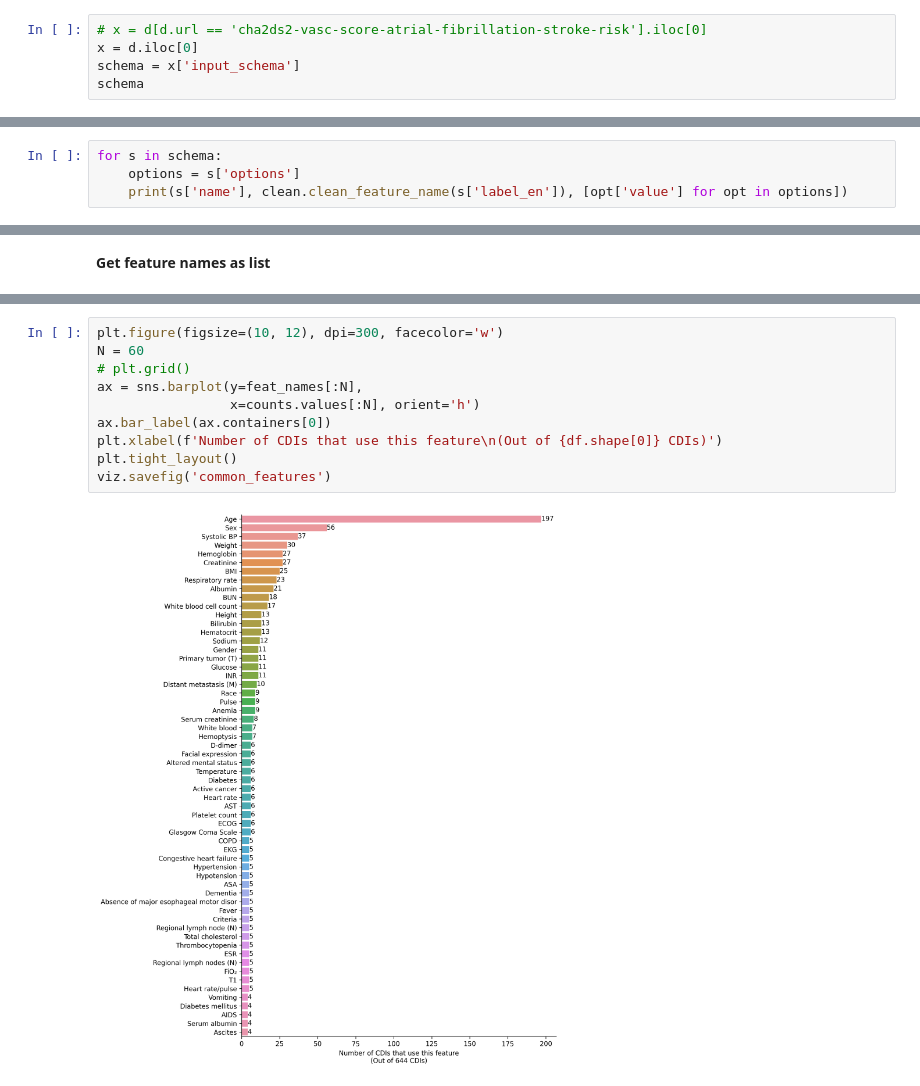
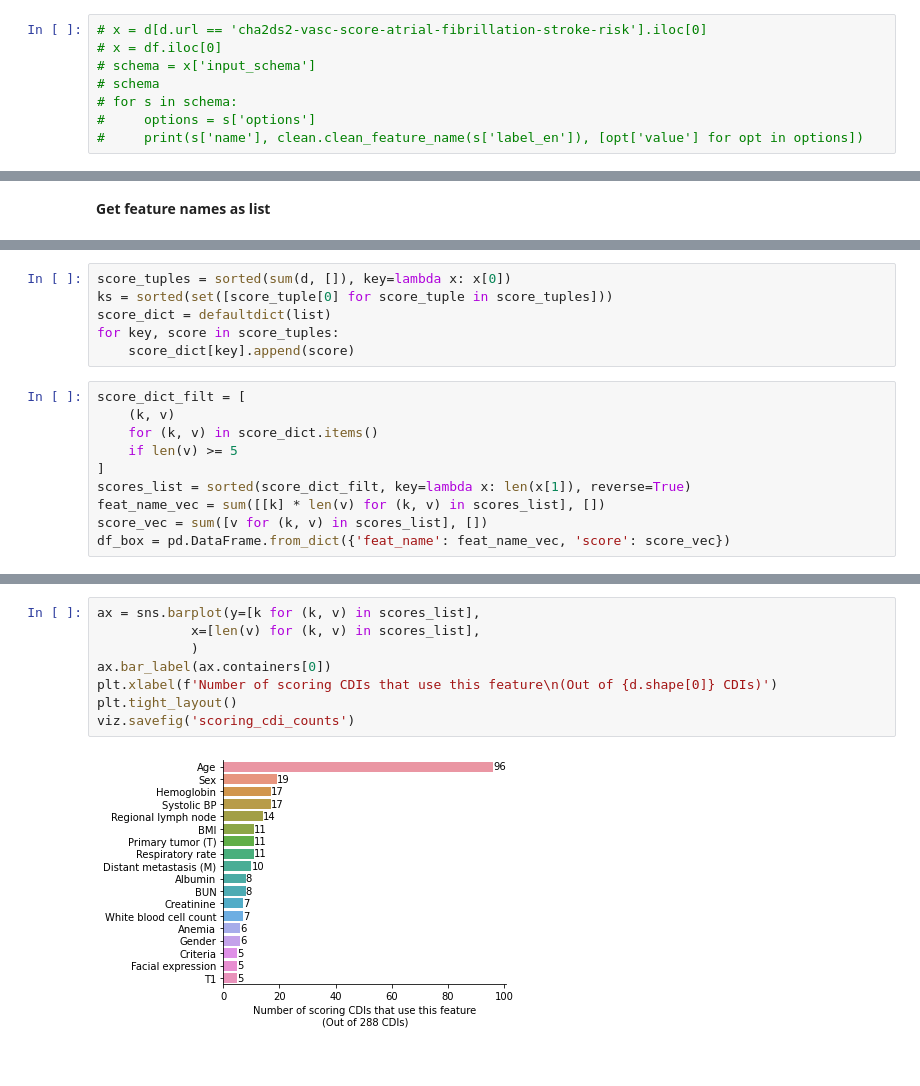
Before and after one commit to csinva/clinical-rule-analysis, a Jupyter notebook: notebooks/03_feature_analysis.ipynb, the cells around one changed output, grey strips where cells are left out. Cells and saved outputs as stored; diff of their text form.

Commit message:
add scoring cdi plots

```diff
--- a/notebooks/03_feature_analysis.ipynb
+++ b/notebooks/03_feature_analysis.ipynb
@@ -19,5 +25,8 @@ d = d[~d['purpose_en'].apply(lambda x: 'Formula' in x)]
 # %%
 # x = d[d.url == 'cha2ds2-vasc-score-atrial-fibrillation-stroke-risk'].iloc[0]
-x = d.iloc[0]
-schema = x['input_schema']
-schema
+# x = df.iloc[0]
+# schema = x['input_schema']
+# schema
+# for s in schema:
+#     options = s['options']
+#     print(s['name'], clean.clean_feature_name(s['label_en']), [opt['value'] for opt in options])
@@ -42,4 +32,0 @@ schema
-# %%
-for s in schema:
-    options = s['options']
-    print(s['name'], clean.clean_feature_name(s['label_en']), [opt['value'] for opt in options])
@@ -120,0 +68,16 @@ for feat_name in sorted(feat_names):
+# %%
+score_tuples = sorted(sum(d, []), key=lambda x: x[0])
+ks = sorted(set([score_tuple[0] for score_tuple in score_tuples]))
+score_dict = defaultdict(list)
+for key, score in score_tuples:
+    score_dict[key].append(score)
+# %%
+score_dict_filt = [
+    (k, v)
+    for (k, v) in score_dict.items()
+    if len(v) >= 5
+]
+scores_list = sorted(score_dict_filt, key=lambda x: len(x[1]), reverse=True)
+feat_name_vec = sum([[k] * len(v) for (k, v) in scores_list], [])
+score_vec = sum([v for (k, v) in scores_list], [])
+df_box = pd.DataFrame.from_dict({'feat_name': feat_name_vec, 'score': score_vec})
@@ -121,12 +91,10 @@ for feat_name in sorted(feat_names):
 # %%
-plt.figure(figsize=(10, 12), dpi=300, facecolor='w')
-N = 60
-# plt.grid()
-ax = sns.barplot(y=feat_names[:N],
-                 x=counts.values[:N], orient='h')
+ax = sns.barplot(y=[k for (k, v) in scores_list],
+            x=[len(v) for (k, v) in scores_list],
+            )
 ax.bar_label(ax.containers[0])
-plt.xlabel(f'Number of CDIs that use this feature\n(Out of {df.shape[0]} CDIs)')
+plt.xlabel(f'Number of scoring CDIs that use this feature\n(Out of {d.shape[0]} CDIs)')
 plt.tight_layout()
-viz.savefig('common_features')
+viz.savefig('scoring_cdi_counts')
 # %% [output]
-[figure, old version]
+[figure, new version]
```
Also changed, not shown: parts of 10 cells of this notebook, 22 other files.
